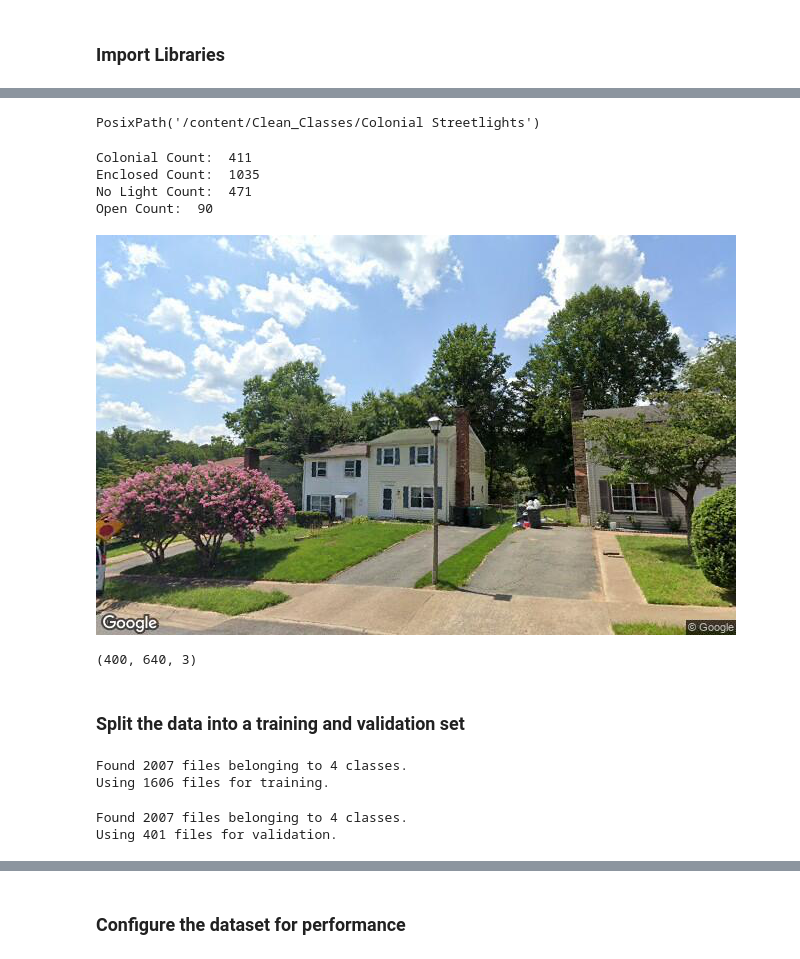
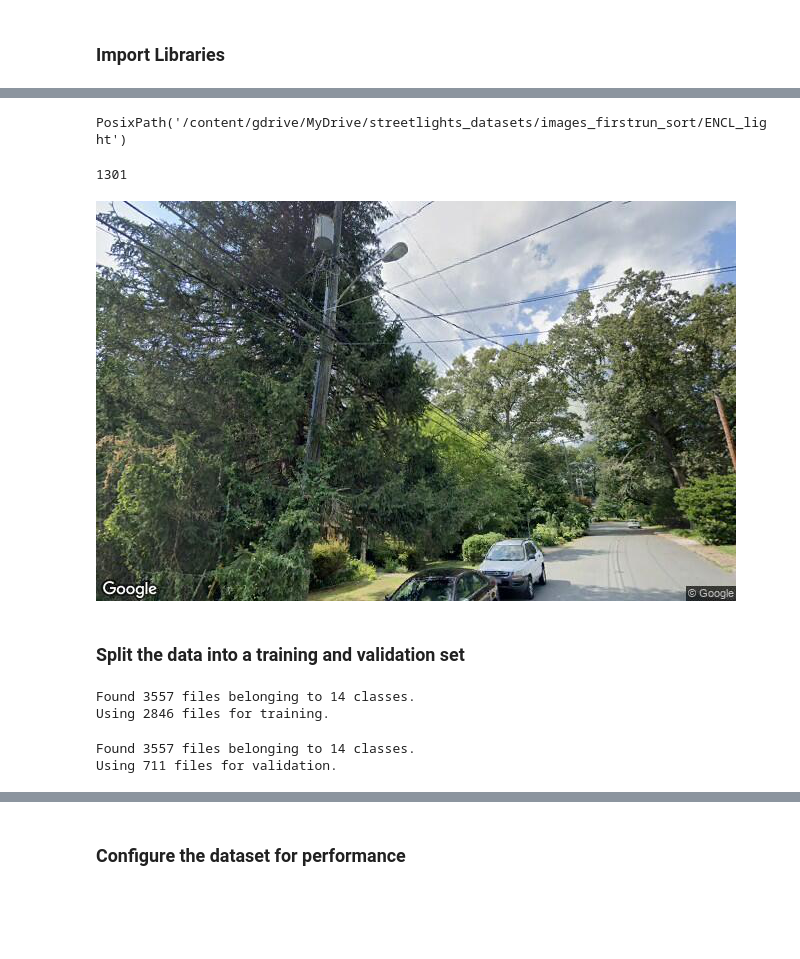
Before and after one commit to wiehlgt/UVA-streetlight-final, a Jupyter notebook: baseline_streetlight_cnn.ipynb, the cells around one changed output, grey strips where cells are left out. Cells and saved outputs as stored; diff of their text form; code cells hidden in the pictures; blank space fills up the shorter version.

Commit message:
Original baseline cnn model on 14 classes

```diff
--- a/baseline_streetlight_cnn.ipynb
+++ b/baseline_streetlight_cnn.ipynb
@@ -25,3 +30,4 @@ import matplotlib.pyplot as plt
+# %%
+image_path = '/content/gdrive/MyDrive/streetlights_datasets/images_firstrun_sort'
 # %%
-data_dir = "/content/Clean_Classes/"
-data_directory = pathlib.Path(data_dir)
+data_dir = pathlib.Path(image_path).joinpath('ENCL_light')
@@ -33,51 +34,40 @@ open_dir = pathlib.Path(data_dir).joinpath('Open Streetlights')
-# %%
-col_dir
-# %% [output]
-PosixPath('/content/Clean_Classes/Colonial Streetlights')
-# %%
-col_count = len(list(col_dir.glob('*.jpg')))
-enc_count = len(list(enc_dir.glob('*.jpg')))
-non_count = len(list(non_dir.glob('*.jpg')))
-open_count = len(list(open_dir.glob('*.jpg')))
-print("Colonial Count: ", col_count)
-print("Enclosed Count: ", enc_count)
-print("No Light Count: ", non_count)
-print("Open Count: ", open_count)
-# %% [output]
-Colonial Count:  411
-Enclosed Count:  1035
-No Light Count:  471
-Open Count:  90
+# %%
+data_dir
+# %% [output]
+PosixPath('/content/gdrive/MyDrive/streetlights_datasets/images_firstrun_sort/ENCL_light')
+# %%
+image_count = len(list(data_dir.glob('*.jpg')))
+print(image_count)
+# %% [output]
+1301
 # %%
-COL_light = list(col_dir.glob('*.jpg'))
+ENCL_light = list(data_dir.glob('*.jpg'))
 # %%
-col_image = PIL.Image.open(str(COL_light[7]))
-col_image
+PIL.Image.open(str(ENCL_light[7]))
 # %% [output]
-[figure, old version]
+[figure, new version]
-# %%
-col_np = np.asarray(col_image)
-col_np.shape
-# %% [output]
-(400, 640, 3)
 # %% [markdown]
 ### Split the data into a training and validation set
 # %%
 train_ds = tf.keras.preprocessing.image_dataset_from_directory(
-    data_dir, labels='inferred', label_mode="categorical", image_size=(400, 640), class_names=None, color_mode='rgb', batch_size=32, shuffle=True, seed=42, validation_split=0.2, subset="training",
+    image_path, labels='inferred', label_mode="categorical",
+    class_names=None, color_mode='rgb', batch_size=32, image_size=(256,
+    256), shuffle=True, seed=42, validation_split=0.2, subset="training",
     interpolation='bilinear', follow_links=False
 )
 # %% [output]
-Found 2007 files belonging to 4 classes.
-Using 1606 files for training.
+Found 3557 files belonging to 14 classes.
+Using 2846 files for training.
 # %%
 val_ds = tf.keras.preprocessing.image_dataset_from_directory(
-    data_dir, labels='inferred', label_mode="categorical",image_size=(400, 640), class_names=None, color_mode='rgb', batch_size=32, shuffle=True, seed=42, validation_split=0.2, subset="validation",
+    image_path, labels='inferred', label_mode="categorical",
+    class_names=None, color_mode='rgb', batch_size=32, image_size=(256,
+    256), shuffle=True, seed=42, validation_split=0.2, subset="validation",
     interpolation='bilinear', follow_links=False
 )
 # %% [output]
-Found 2007 files belonging to 4 classes.
-Using 401 files for validation.
+Found 3557 files belonging to 14 classes.
+Using 711 files for validation.
 # %%
 class_names = train_ds.class_names
 print(class_names)
```
Also changed, not shown: parts of 35 cells of this notebook.
